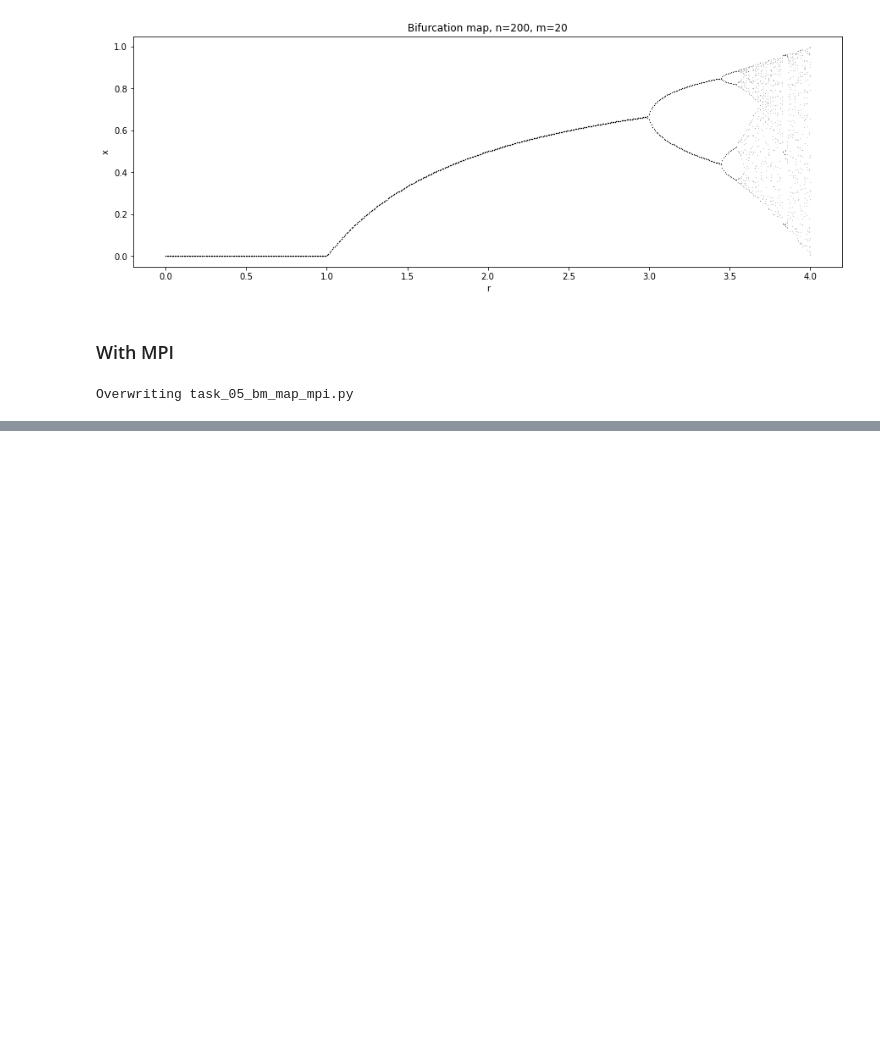
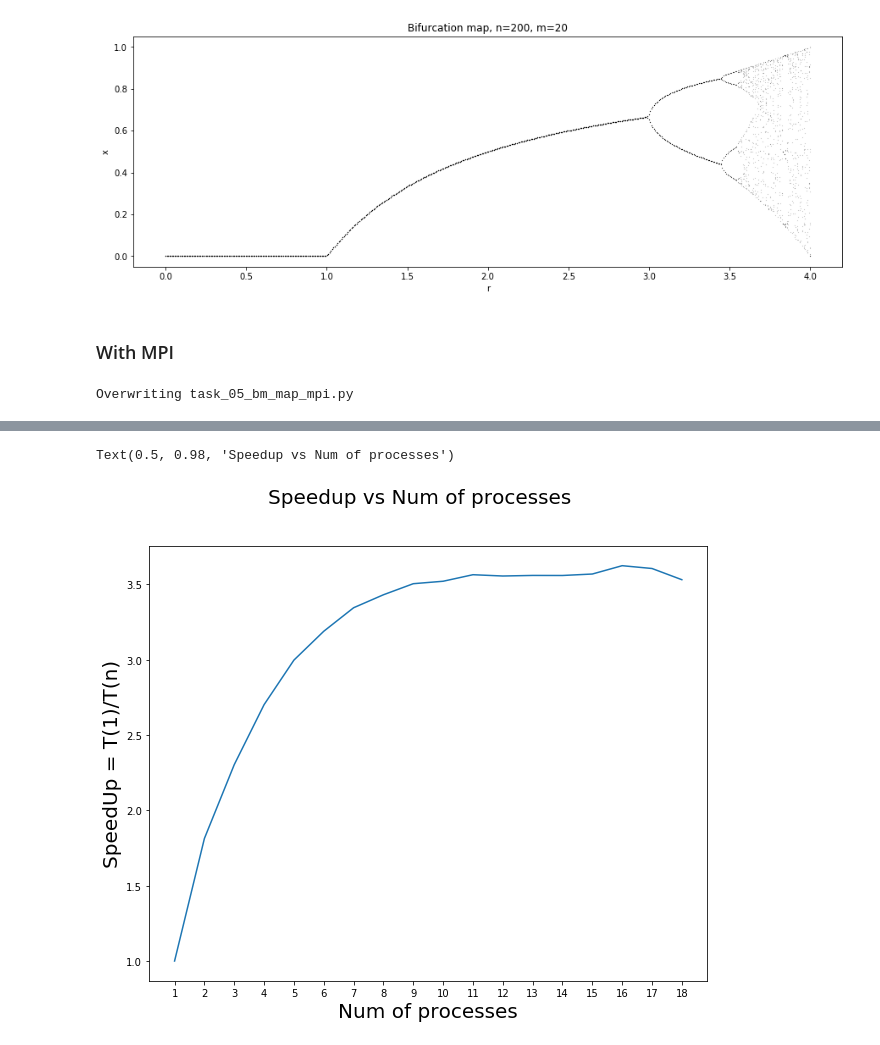
Before and after one commit to CaBuHoB/High-Performance-Python-Lab, a Jupyter notebook: Tasks/Task_05.ipynb, the cells around one changed output, grey strips where cells are left out. Drawn from its saved outputs; the diff is of its cells as text; code cells hidden in the pictures; blank space fills up the shorter version.

Commit message:
Task 5,6

```diff
--- a/Tasks/Task_05.ipynb
+++ b/Tasks/Task_05.ipynb
@@ -68,7 +67,6 @@ plot_bifurcation_map(200, 20, r_linspace)
 
 import time
 import numpy as np
-import matplotlib.pyplot as plt
 
 from mpi4py import MPI
 
@@ -81,7 +79,7 @@ comm = MPI.COMM_WORLD
 size = comm.Get_size()
 rank = comm.Get_rank()
 
-linspace_size = 1_000_000
+linspace_size = 8_000_000
 n = 200
 m = 200
 
@@ -114,14 +112,12 @@ comm.Gatherv(sendbuf=ans, recvbuf=(history, sendcounts), root=0)
 
 if rank == 0:
     history = history.reshape((linspace_size, m))
-    print('Time: {:.3f}s'.format(time.time() - start))
+#     print('Time: {:.3f}s'.format(time.time() - start))
+#     plt.figure(figsize=(15, 5))
+#     plt.plot(r, history, 'k.', markersize=0.15)
 
-    # plt.figure(figsize=(15, 5))
-    # plt.plot(r, history, 'k.', markersize=0.15)
-
-    # plt.title('Bifurcation map, n={}, m={}'.format(n, m))
-    # plt.xlabel('r')
-    # plt.ylabel('x')
-    # plt.show()
+#     plt.title('Bifurcation map, n={}, m={}'.format(n, m))
+#     plt.xlabel('r')
+#     plt.ylabel('x')
 # %% [output]
 Overwriting task_05_bm_map_mpi.py
@@ -134,0 +126,6 @@ Time of work:
+# %%
+time_arr = []
+for i in range(1, 19):
+    print(f'{i} process(es)\n\t', end='')
+    t = %timeit -o -r 3 !mpirun -n {i} --allow-run-as-root --mca btl ^vader python3 task_05_bm_map_mpi.py
+    time_arr.append(t.best)
@@ -134,0 +150,13 @@ Time of work:
+# %%
+speedup = time_arr[0] / np.array(time_arr)
+num_of_processes = range(1, 19)
+
+plt.figure(figsize=(10, 8))
+plt.plot(num_of_processes, speedup)
+plt.xticks(num_of_processes)
+plt.xlabel('Num of processes', fontsize=20)
+plt.ylabel('SpeedUp = T(1)/T(n)', fontsize=20)
+plt.suptitle('Speedup vs Num of processes', fontsize=20)
+# %% [output]
+Text(0.5, 0.98, 'Speedup vs Num of processes')
+[figure, added]
```
Also changed, not shown: parts of 7 cells of this notebook, 1 other file.
